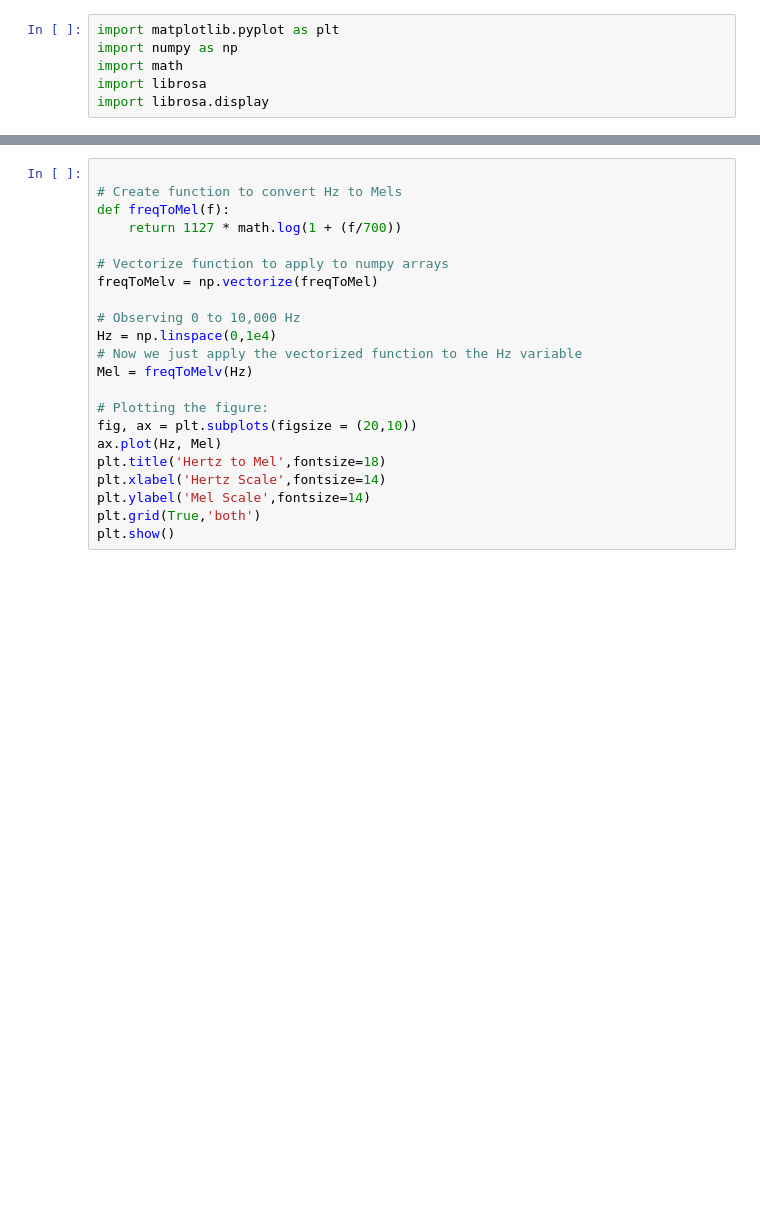
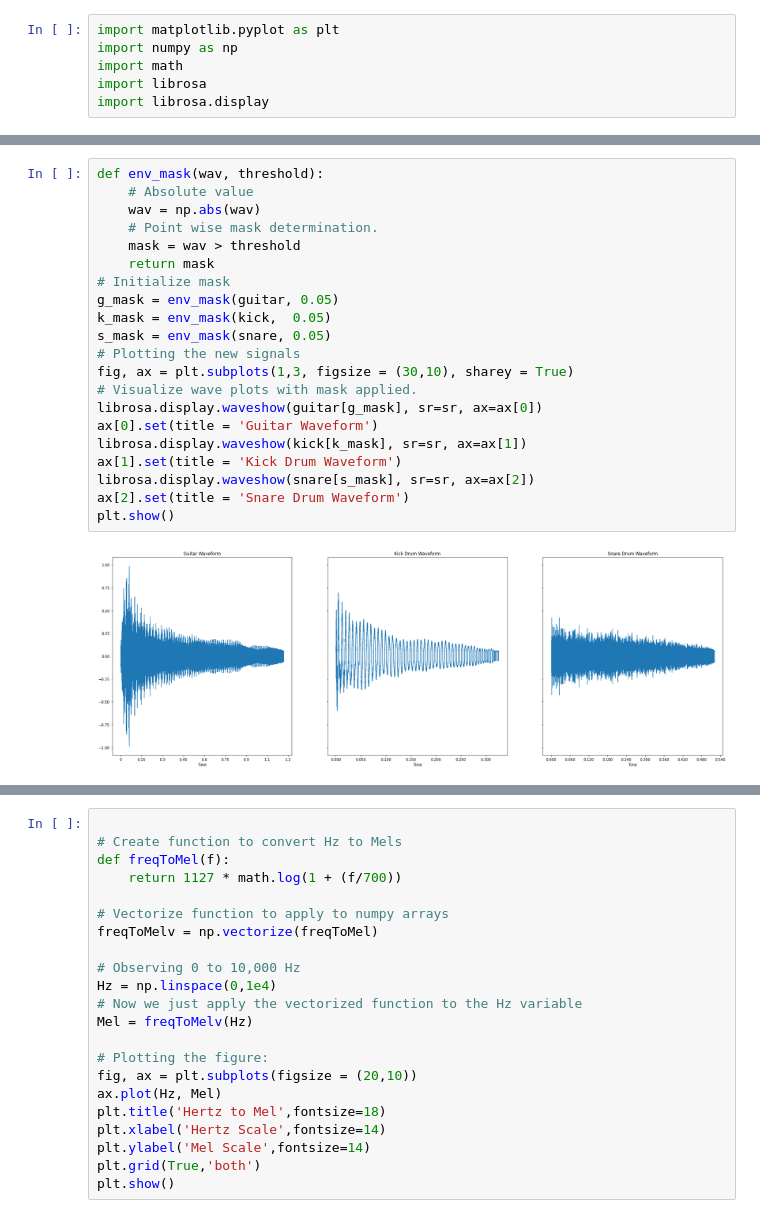
Before and after one commit to jenish-rudani/Digital_Signal_Processing_On_ESP32, a Jupyter notebook: Research/RnD.ipynb, the cells around one changed output, grey strips where cells are left out. Cells and saved outputs as stored; diff of their text form; blank space fills up the shorter version.

```diff
--- a/Research/RnD.ipynb
+++ b/Research/RnD.ipynb
@@ -6,0 +27,23 @@ import librosa.display
+# %%
+def env_mask(wav, threshold):
+    # Absolute value
+    wav = np.abs(wav)
+    # Point wise mask determination.
+    mask = wav > threshold
+    return mask
+# Initialize mask
+g_mask = env_mask(guitar, 0.05)
+k_mask = env_mask(kick,  0.05)
+s_mask = env_mask(snare, 0.05)
+# Plotting the new signals
+fig, ax = plt.subplots(1,3, figsize = (30,10), sharey = True)
+# Visualize wave plots with mask applied.
+librosa.display.waveshow(guitar[g_mask], sr=sr, ax=ax[0])
+ax[0].set(title = 'Guitar Waveform')
+librosa.display.waveshow(kick[k_mask], sr=sr, ax=ax[1])
+ax[1].set(title = 'Kick Drum Waveform')
+librosa.display.waveshow(snare[s_mask], sr=sr, ax=ax[2])
+ax[2].set(title = 'Snare Drum Waveform')
+plt.show()
+# %% [output]
+[figure, added]
```
Also changed, not shown: parts of 4 cells of this notebook, 4 other files.
